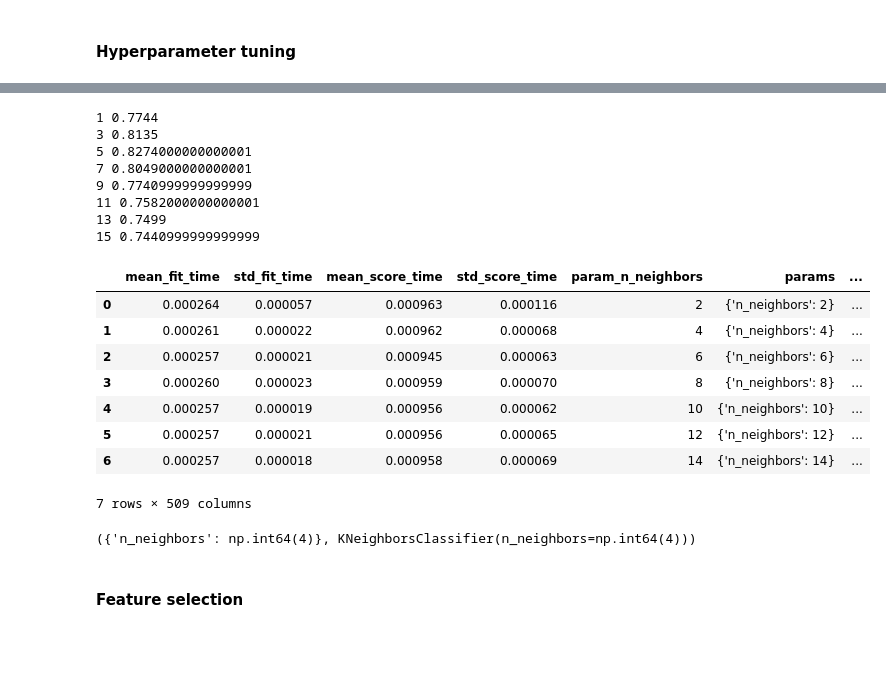
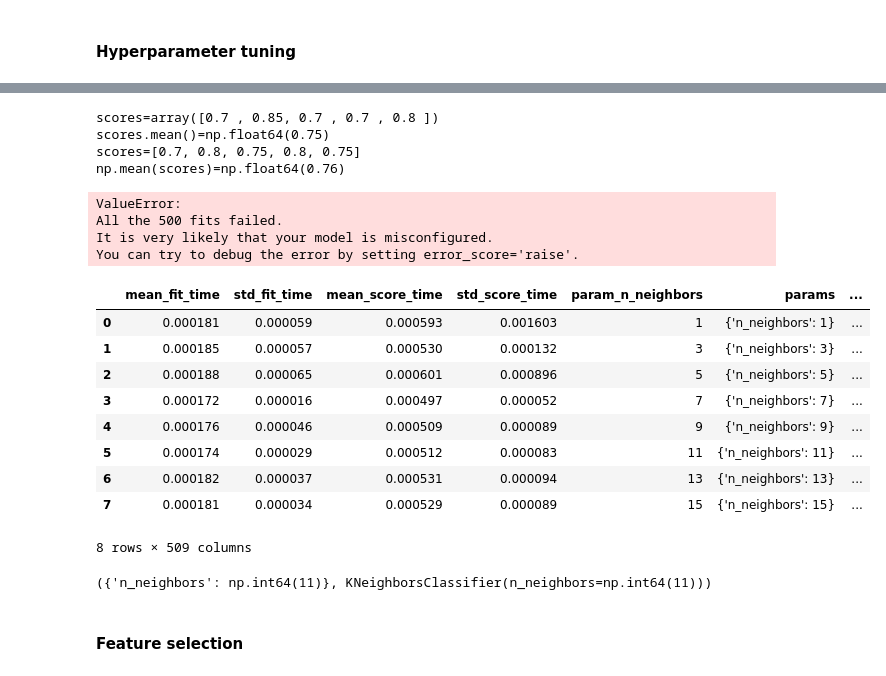
Before and after one commit to mgreenbe/DATA607S2025, a Jupyter notebook: lecture03.ipynb, the cells around one changed output, grey strips where cells are left out. Saved outputs shown, nothing was run; the diff lists cells and outputs as text; code cells hidden in the pictures; blank space fills up the shorter version.

```diff
--- a/lecture03.ipynb
+++ b/lecture03.ipynb
@@ -498,45 +498,68 @@ plt.show()
+# %%
+from sklearn.model_selection import cross_val_score, KFold
+
+model = KNeighborsClassifier()
+scores = cross_val_score(model, X, y, scoring="accuracy")
+print(f"{scores=}\n{scores.mean()=}")
+
+kfold = KFold().split(X, y)
+scores = []
+for train_indices, val_indices in kfold:
+    X_train = X[train_indices]
+    y_train = y[train_indices]
+    X_val = X[val_indices]
+    y_val = y[val_indices]
+    model = KNeighborsClassifier()
+    model.fit(X_train, y_train)
+    score = accuracy_score(y_val, model.predict(X_val))
+    scores.append(score)
+
+print(f"{scores=}\n{np.mean(scores)=}")
+# %% [output]
+scores=array([0.7 , 0.85, 0.7 , 0.7 , 0.8 ])
+scores.mean()=np.float64(0.75)
+scores=[0.7, 0.8, 0.75, 0.8, 0.75]
+np.mean(scores)=np.float64(0.76)
 # %%
-from sklearn.model_selection import cross_val_score, RepeatedKFold, GridSearchCV
+from sklearn.model_selection import RepeatedKFold, RepeatedStratifiedKFold
 from sklearn.neighbors import KNeighborsClassifier
 
 N = np.arange(1, 16, 2)
-X = x.reshape(-1, 1)
 for n_neighbors in N:
     model = KNeighborsClassifier(n_neighbors=n_neighbors)
     score = cross_val_score(
-        model, X, y, scoring="accuracy", cv=RepeatedKFold(n_repeats=100)
+        model, X, y, scoring="accuracy", cv=RepeatedStratifiedKFold(n_repeats=100)
     ).mean()
     print(n_neighbors, score)
 # %% [output]
-1 0.7744
-3 0.8135
-5 0.8274000000000001
-7 0.8049000000000001
-9 0.7740999999999999
-11 0.7582000000000001
-13 0.7499
-15 0.7440999999999999
+ValueError:
+All the 500 fits failed.
+It is very likely that your model is misconfigured.
+You can try to debug the error by setting error_score='raise'.
 # %%
-param_grid = {"n_neighbors": np.arange(2, 16, 2)}
+from sklearn.model_selection import GridSearchCV
+
+param_grid = {"n_neighbors": np.arange(1, 16, 2)}
 search = GridSearchCV(
     model, param_grid=param_grid, scoring="accuracy", cv=RepeatedKFold(n_repeats=100)
 )
 search.fit(X, y)
 pd.DataFrame(search.cv_results_)
 # %% [output]
 |  | mean_fit_time | std_fit_time | mean_score_time | std_score_time | param_n_neighbors | params | ... |
-| 0 | 0.000264 | 0.000057 | 0.000963 | 0.000116 | 2 | {'n_neighbors': 2} | ... |
-| 1 | 0.000261 | 0.000022 | 0.000962 | 0.000068 | 4 | {'n_neighbors': 4} | ... |
-| 2 | 0.000257 | 0.000021 | 0.000945 | 0.000063 | 6 | {'n_neighbors': 6} | ... |
-| 3 | 0.000260 | 0.000023 | 0.000959 | 0.000070 | 8 | {'n_neighbors': 8} | ... |
-| 4 | 0.000257 | 0.000019 | 0.000956 | 0.000062 | 10 | {'n_neighbors': 10} | ... |
-| 5 | 0.000257 | 0.000021 | 0.000956 | 0.000065 | 12 | {'n_neighbors': 12} | ... |
-| 6 | 0.000257 | 0.000018 | 0.000958 | 0.000069 | 14 | {'n_neighbors': 14} | ... |
+| 0 | 0.000181 | 0.000059 | 0.000593 | 0.001603 | 1 | {'n_neighbors': 1} | ... |
+| 1 | 0.000185 | 0.000057 | 0.000530 | 0.000132 | 3 | {'n_neighbors': 3} | ... |
+| 2 | 0.000188 | 0.000065 | 0.000601 | 0.000896 | 5 | {'n_neighbors': 5} | ... |
+| 3 | 0.000172 | 0.000016 | 0.000497 | 0.000052 | 7 | {'n_neighbors': 7} | ... |
+| 4 | 0.000176 | 0.000046 | 0.000509 | 0.000089 | 9 | {'n_neighbors': 9} | ... |
+| 5 | 0.000174 | 0.000029 | 0.000512 | 0.000083 | 11 | {'n_neighbors': 11} | ... |
+| 6 | 0.000182 | 0.000037 | 0.000531 | 0.000094 | 13 | {'n_neighbors': 13} | ... |
+| 7 | 0.000181 | 0.000034 | 0.000529 | 0.000089 | 15 | {'n_neighbors': 15} | ... |
-7 rows × 509 columns
+8 rows × 509 columns
 # %%
 search.best_params_, search.best_estimator_
 # %% [output]
-({'n_neighbors': np.int64(4)}, KNeighborsClassifier(n_neighbors=np.int64(4)))
+({'n_neighbors': np.int64(11)}, KNeighborsClassifier(n_neighbors=np.int64(11)))
 # %% [markdown]
 #### Feature selection
 # %%
```
Also changed, not shown: parts of 35 cells of this notebook.
